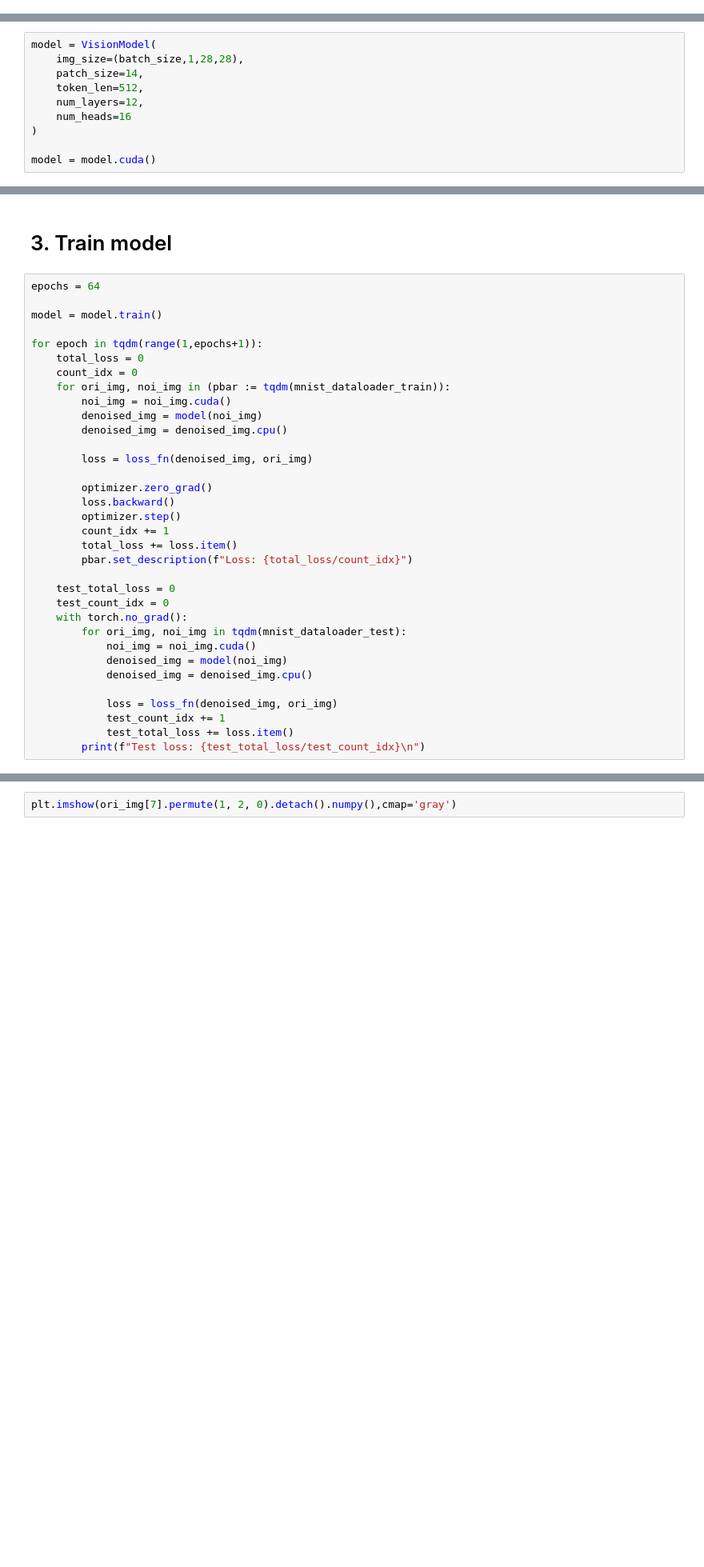
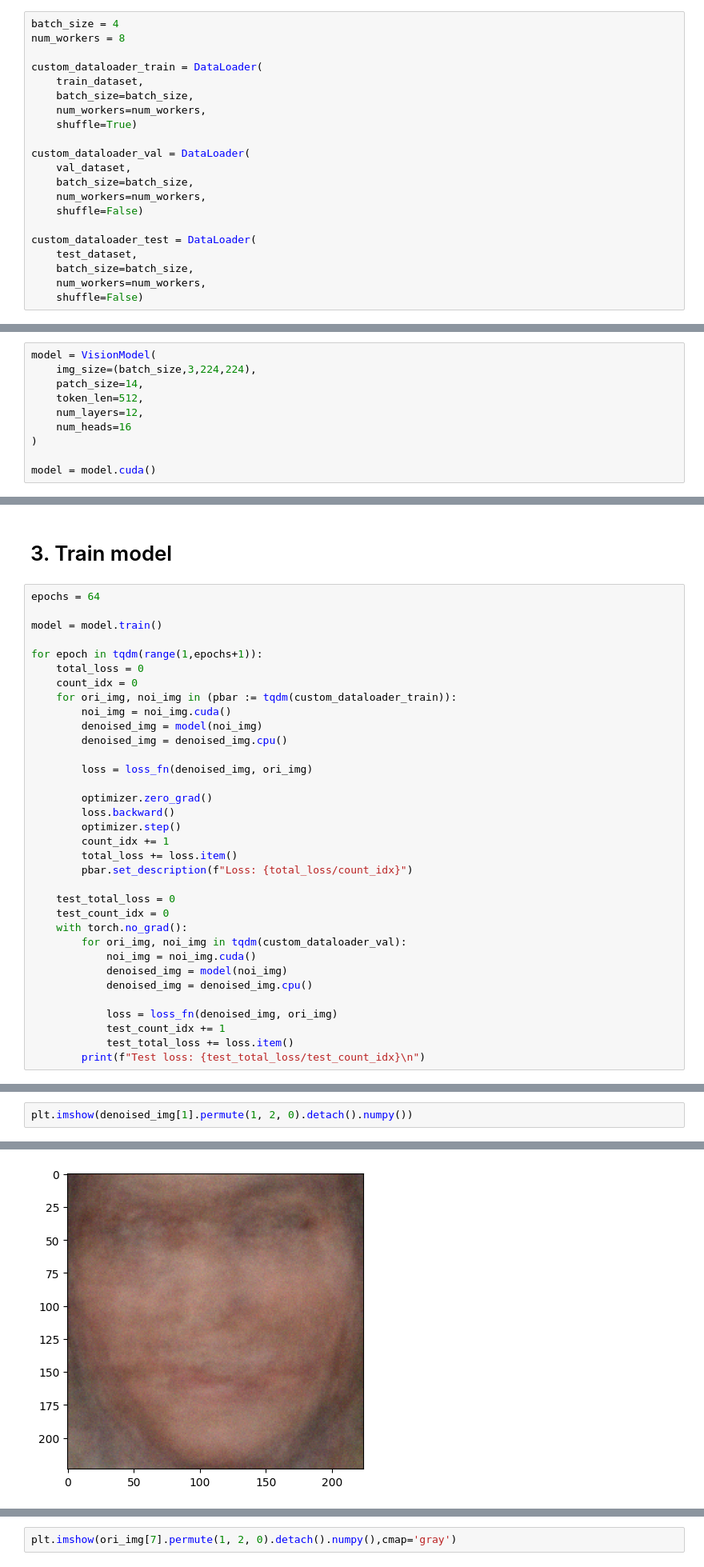
Before and after one commit to Migliorin/Image-Denoising, a Jupyter notebook: notebooks/ModelScripts/Train-Model.ipynb, the cells around one changed output, grey strips where cells are left out. Shown at 80% size. Drawn from its saved outputs; the diff is of its cells as text; blank space fills up the shorter version.

```diff
--- a/notebooks/ModelScripts/Train-Model.ipynb
+++ b/notebooks/ModelScripts/Train-Model.ipynb
@@ -100,3 +144,24 @@ mnist_dataloader_test = DataLoader(
+# %%
+batch_size = 4
+num_workers = 8
+
+custom_dataloader_train = DataLoader(
+    train_dataset,
+    batch_size=batch_size,
+    num_workers=num_workers,
+    shuffle=True)
+
+custom_dataloader_val = DataLoader(
+    val_dataset,
+    batch_size=batch_size,
+    num_workers=num_workers,
+    shuffle=False)
+
+custom_dataloader_test = DataLoader(
+    test_dataset,
+    batch_size=batch_size,
+    num_workers=num_workers,
+    shuffle=False)
 # %% [markdown]
 # 3. Vision Transform Model
 # %% [markdown]
@@ -117,7 +182,7 @@ for i in range(1,512):
 256
 # %%
 model = VisionModel(
-    img_size=(batch_size,1,28,28),
+    img_size=(batch_size,3,224,224),
     patch_size=14,
     token_len=512,
     num_layers=12,
@@ -144,7 +209,7 @@ model = model.train()
 for epoch in tqdm(range(1,epochs+1)):
     total_loss = 0
     count_idx = 0
-    for ori_img, noi_img in (pbar := tqdm(mnist_dataloader_train)):
+    for ori_img, noi_img in (pbar := tqdm(custom_dataloader_train)):
         noi_img = noi_img.cuda()
         denoised_img = model(noi_img)
         denoised_img = denoised_img.cpu()
@@ -161,7 +226,7 @@ for epoch in tqdm(range(1,epochs+1)):
     test_total_loss = 0
     test_count_idx = 0
     with torch.no_grad():
-        for ori_img, noi_img in tqdm(mnist_dataloader_test):
+        for ori_img, noi_img in tqdm(custom_dataloader_val):
             noi_img = noi_img.cuda()
             denoised_img = model(noi_img)
             denoised_img = denoised_img.cpu()
@@ -181,0 +245,3 @@ KeyboardInterrupt:
+# %%
+plt.imshow(denoised_img[1].permute(1, 2, 0).detach().numpy())
+# %% [output]
@@ -181,0 +249 @@ KeyboardInterrupt:
+[figure, added]
```
Also changed, not shown: parts of 15 cells of this notebook, 1 other file.
